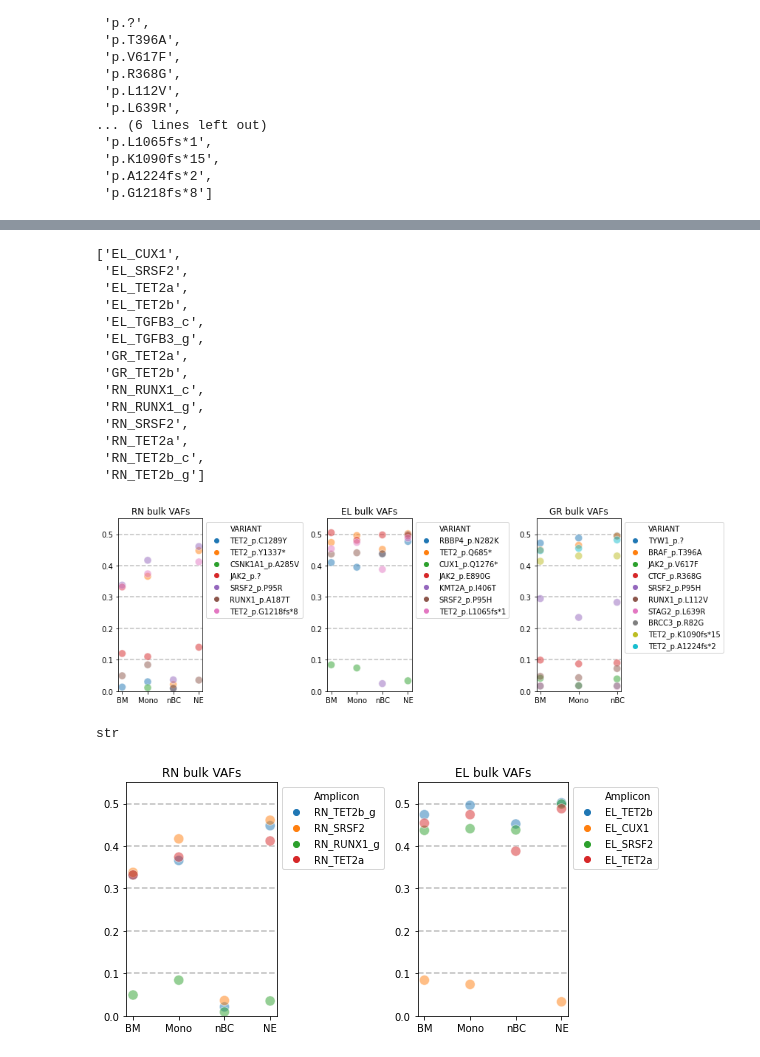
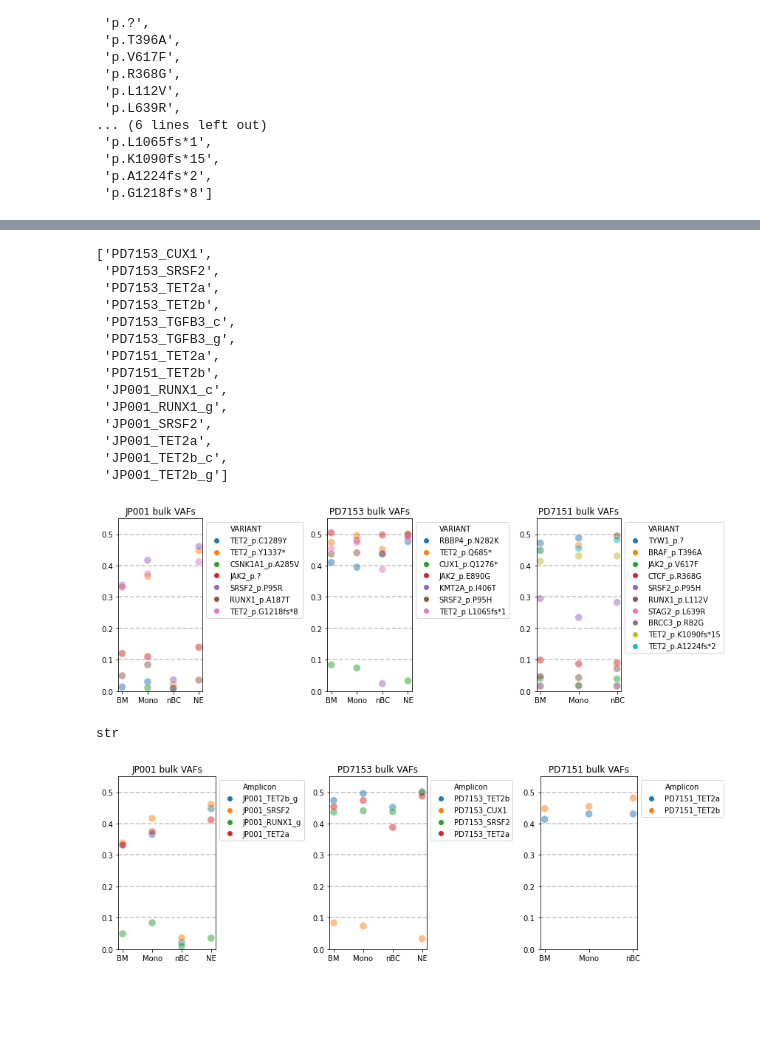
Before and after one commit to AnnatinaSchnegg/AS_amplicons, a Jupyter notebook: Code/VAFS_MSK_html_parsing.ipynb, the cells around one changed output, grey strips where cells are left out. Drawn from its saved outputs; the diff is of its cells as text; code cells hidden in the pictures; blank space fills up the shorter version.

```diff
--- a/Code/VAFS_MSK_html_parsing.ipynb
+++ b/Code/VAFS_MSK_html_parsing.ipynb
@@ -65,9 +65,9 @@ variant_annotations.to_csv('../Data/VAF_Data/MSK_VAFS.tsv', sep = '\t')
 variant_annotations['pat'] = variant_annotations['PATIENT']
 
 init_dict = {
-    'IID_H198302': 'EL',
-    'IID_H198303': 'GR',
-    'IID_H198304': 'RN'
+    'IID_H198302': 'PD7153',
+    'IID_H198303': 'PD7151',
+    'IID_H198304': 'JP001'
 }
 
 variant_annotations['patient_init'] = variant_annotations['pat'].replace(init_dict)
@@ -153,7 +153,7 @@ prot
  'p.A1224fs*2',
  'p.G1218fs*8']
 # %%
-meta = pd.read_excel('../Data/Amp_data/Amplicon_metadata_fixed.xlsx')
+meta = pd.read_excel('../Data/Amp_data/Amplicon_metadata_fixed_anon.xlsx')
 mut = meta['MUT_NAME'].to_list()
 prot = meta['PROTEIN_CHANGE'].to_list()
 amp_assign = dict(zip(prot, mut))
@@ -166,10 +166,19 @@ print(len(amp_assign), amp_assign)
 # %%
-##ODO - fix GR SRSFs annotation - needs to be removed, no SRSF amplicon in dataset
+##TODO - DONE - fix GR SRSFs annotation - needs to be removed, no SRSF amplicon in dataset
 
 
 variant_annotations['Amplicon'] = variant_annotations['PROTEIN_CHANGE'].replace(amp_assign)
 variant_annotations_amps = variant_annotations.loc[variant_annotations['Amplicon'].isin(mut)]
+
+pt_test = []
+for index, row in variant_annotations_amps.iterrows():
+    pt_test.append(row['Amplicon'].split('_')[0])
+
+variant_annotations_amps['pt_test'] = pt_test
+
+variant_annotations_amps.loc[variant_annotations_amps['pt_test'] == variant_annotations_amps['patient_init']]
+
 #save annotated data for amplicons
-variant_annotations_amps.to_csv('../Data/VAF_Data/MSK_VAFS_PT_CELL_AMPLICON.tsv', sep = '\t')
-variant_annotations_amps
+#variant_annotations_amps.to_csv('../Data/VAF_Data/MSK_VAFS_PT_CELL_AMPLICON.tsv', sep = '\t')
+#variant_annotations_amps
 # %% [output]
@@ -193,26 +207,26 @@ variant_annotations_amps
 # %%
 mut
 # %% [output]
-['EL_CUX1',
- 'EL_SRSF2',
- 'EL_TET2a',
- 'EL_TET2b',
- 'EL_TGFB3_c',
- 'EL_TGFB3_g',
- 'GR_TET2a',
- 'GR_TET2b',
- 'RN_RUNX1_c',
- 'RN_RUNX1_g',
- 'RN_SRSF2',
- 'RN_TET2a',
- 'RN_TET2b_c',
- 'RN_TET2b_g']
+['PD7153_CUX1',
+ 'PD7153_SRSF2',
+ 'PD7153_TET2a',
+ 'PD7153_TET2b',
+ 'PD7153_TGFB3_c',
+ 'PD7153_TGFB3_g',
+ 'PD7151_TET2a',
+ 'PD7151_TET2b',
+ 'JP001_RUNX1_c',
+ 'JP001_RUNX1_g',
+ 'JP001_SRSF2',
+ 'JP001_TET2a',
+ 'JP001_TET2b_c',
+ 'JP001_TET2b_g']
 # %%
 #variant_annotations_amps['Mean_VAF'] = pd.to_numeric(variant_annotations_amps['TARGET_VAF_MEAN'], downcast = 'float')
 #variant_annotations_amps
 # %%
 fig, ax = plt.subplots(1, 3, figsize = (12,4))
-patients = ['RN', 'EL', 'GR']
+patients = ['JP001', 'PD7153', 'PD7151']
 
 
 for count, patient in enumerate(patients):
@@ -230,30 +244,30 @@ for count, patient in enumerate(patients):
 
 fig.tight_layout()
 # %% [output]
-[figure, old version]
+[figure, new version]
 # %%
 type(variant_annotations_amps.iloc[0,10])
 # %% [output]
 str
 # %%
-fig, ax = plt.subplots(1, 2, figsize = (8,4))
-patients = ['RN', 'EL']
+fig, ax = plt.subplots(1, 3, figsize = (12,4))
+patients = ['JP001', 'PD7153', 'PD7151']
 
 
 for count, patient in enumerate(patients):
-    sns.scatterplot(x = 'celltype', y = ('Mean_VAF'), data = variant_annotations_amps.loc[variant_annotations_amps['patient_init'].isin([patient])], s = 100, hue = 'Amplicon', alpha = 0.5, ax = ax[count])
+    sns.scatterplot(x = 'celltype', y = ('Mean_VAF'), data = variant_annotations_amps.loc[(variant_annotations_amps['pt_test'] == variant_annotations_amps['patient_init']) & (variant_annotations_amps['patient_init'].isin([patient]))], s = 100, hue = 'Amplicon', alpha = 0.5, ax = ax[count])
     ax[count].legend(loc = 'upper left', bbox_to_anchor = [1,1])
     ax[count].set_title(f'{patient} bulk VAFs')
     ax[count].set_ylim(0,0.55)
     ax[count].axhline(0.1, ls = '--', c = 'silver', zorder = 0)
     ax[count].axhline(0.2, ls = '--', c = 'silver', zorder = 0)
     ax[count].axhline(0.3, ls = '--', c = 'silver', zorder = 0)
     ax[count].axhline(0.4, ls = '--', c = 'silver', zorder = 0)
     ax[count].axhline(0.5, ls = '--', c = 'silver', zorder = 0)
     ax[count].set_ylabel('')
     ax[count].set_xlabel('')
 
 fig.tight_layout()
 fig.savefig('../Results/RN_EL_bulk_haps_amplicon.png',bbox_inches='tight', dpi = 300)
 # %% [output]
-[figure, old version]
+[figure, new version]
```
Also changed, not shown: parts of 3 cells of this notebook, 6 other files.
